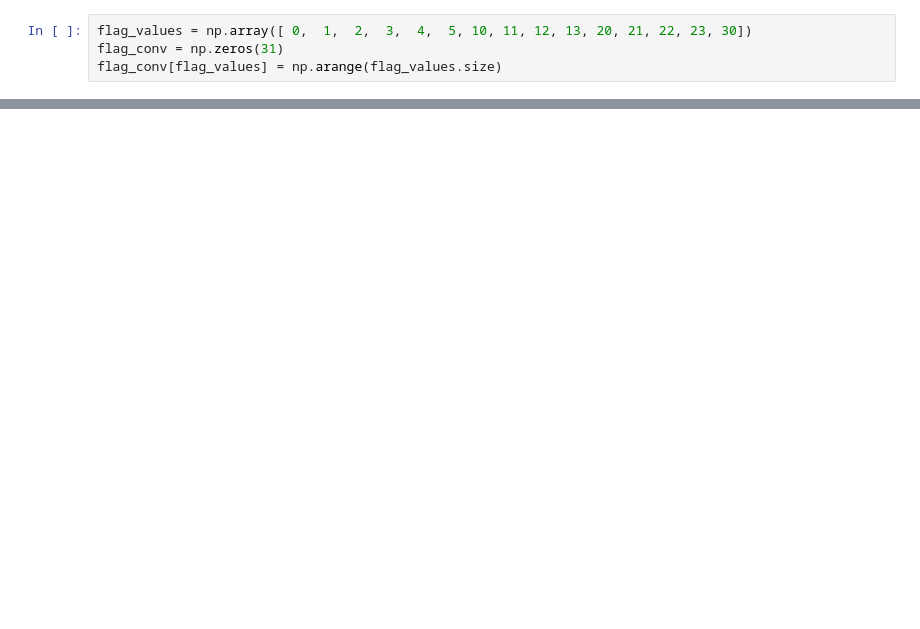
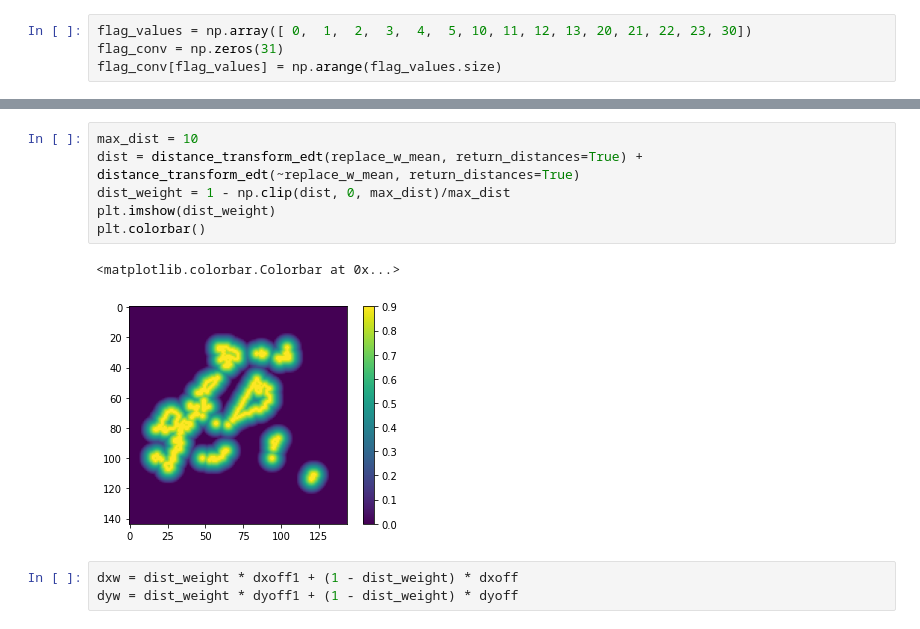
Before and after one commit to nansencenter/sea_ice_age, a Jupyter notebook: cdr_improvement_prototype.ipynb, the cells around one changed output, grey strips where cells are left out. Saved outputs shown, nothing was run; the diff lists cells and outputs as text; blank space fills up the shorter version.

```diff
--- a/cdr_improvement_prototype.ipynb
+++ b/cdr_improvement_prototype.ipynb
@@ -168,0 +208,12 @@ plt.show()
+# %%
+max_dist = 10
+dist = distance_transform_edt(replace_w_mean, return_distances=True) + distance_transform_edt(~replace_w_mean, return_distances=True)
+dist_weight = 1 - np.clip(dist, 0, max_dist)/max_dist
+plt.imshow(dist_weight)
+plt.colorbar()
+# %% [output]
+<matplotlib.colorbar.Colorbar at 0x...>
+[figure, added]
+# %%
+dxw = dist_weight * dxoff1 + (1 - dist_weight) * dxoff
+dyw = dist_weight * dyoff1 + (1 - dist_weight) * dyoff
```
Also changed, not shown: parts of 11 cells of this notebook, 1 other file.
